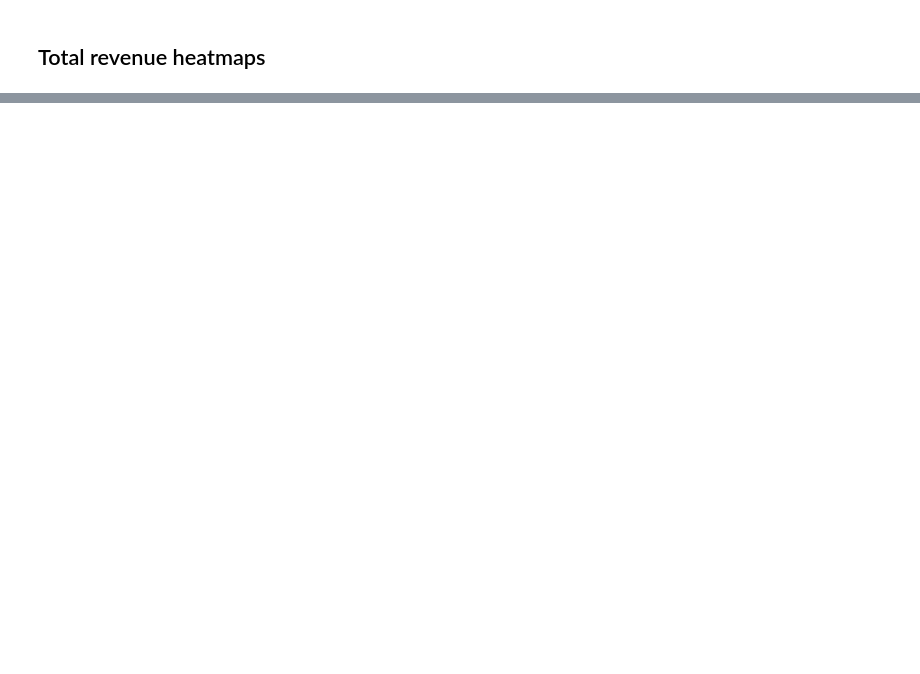
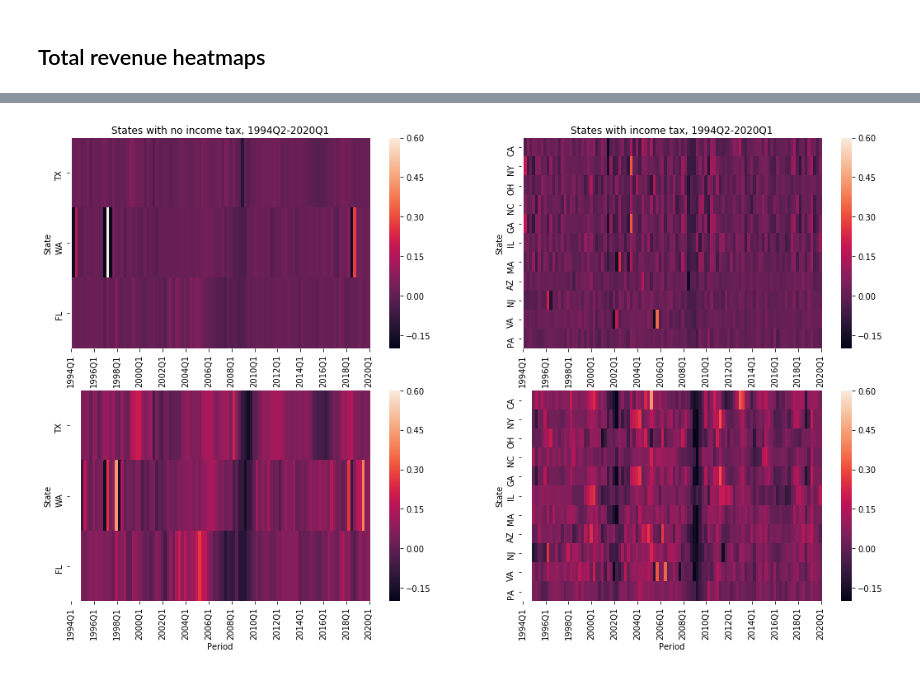
Before and after one commit to rcstein/qtax, a Jupyter notebook: QTax Data Analysis.ipynb, the cells around one changed output, grey strips where cells are left out. Saved outputs shown, nothing was run; the diff lists cells and outputs as text; code cells hidden in the pictures; blank space fills up the shorter version.

```diff
--- a/QTax Data Analysis.ipynb
+++ b/QTax Data Analysis.ipynb
@@ -243,0 +283,35 @@ Text(0.5, 1.0, 'High Revenue States, 2005Q1-2012Q4')
+# %%
+# Comparing states without income tax (FL, TX, WA) to states with income tax
+no_income_tax = ['TX','WA','FL']
+income_tax = list(set(top_15_total_qchange.columns) - set(no_income_tax))
+min_ = -.2
+max_ = .6
+fig, axs = plt.subplots(2,2, figsize=(18,10))
+ul = axs[0,0]
+ur = axs[0,1]
+ll = axs[1,0]
+lr = axs[1,1]
+
+sns.heatmap(top_15_total_qchange[no_income_tax].transpose(),ax = ul,xticklabels = 8, vmin = min_, vmax = max_)
+ul.set_ylabel("State")
+ul.set_xlabel("Period")
+ul.set_title("States with no income tax, 1994Q2-2020Q1")
+plt.subplots_adjust(bottom=.1)
+
+sns.heatmap(top_15_total_qchange[income_tax].transpose(),ax = ur,xticklabels = 8,vmin = min_, vmax = max_)
+ur.set_ylabel("State")
+ur.set_xlabel("Period")
+ur.set_title("States with income tax, 1994Q2-2020Q1")
+
+sns.heatmap(top_15_total_ychange[no_income_tax].transpose(),ax = ll,xticklabels = 8,vmin = min_, vmax = max_)
+ll.set_ylabel("State")
+ll.set_xlabel("Period")
+
+# Zoom in on 2005-2012
+sns.heatmap(top_15_total_ychange[income_tax].transpose(),
+            ax = lr,xticklabels = 8,vmin = min_, vmax = max_)
+lr.set_ylabel("State")
+lr.set_xlabel("Period")
+plt.show()
+# %% [output]
+[figure, added]
```
Also changed, not shown: parts of 16 cells of this notebook, 2 other files.
